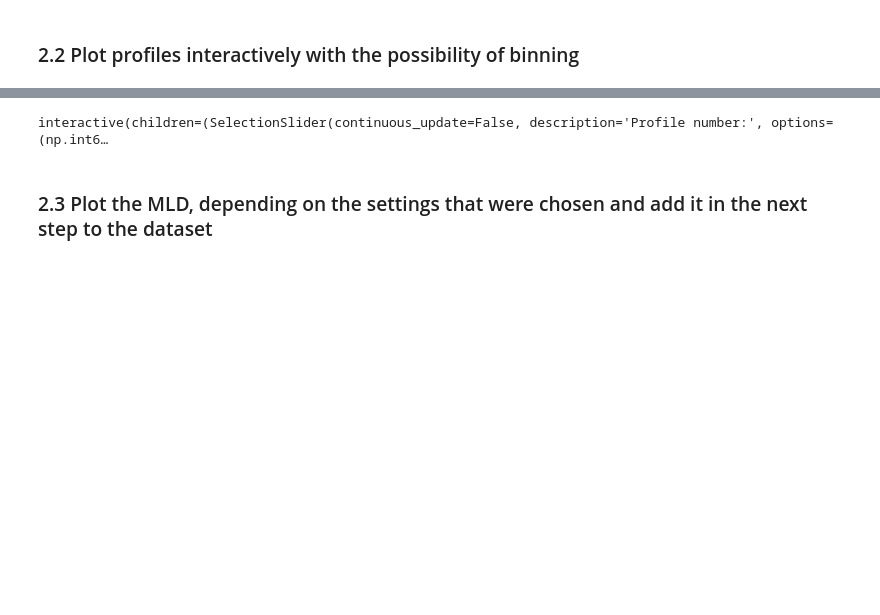
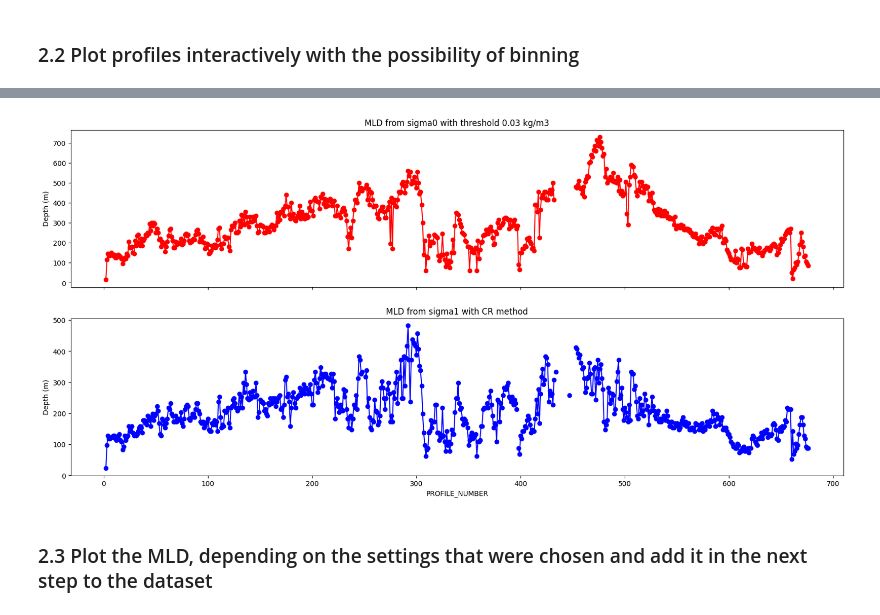
Before and after one commit to tillmrtz/dissipationSML, a Jupyter notebook: notebooks/load_and_process_gliderdata.ipynb, the cells around one changed output, grey strips where cells are left out. Cells and saved outputs as stored; diff of their text form; code cells hidden in the pictures; blank space fills up the shorter version.

```diff
--- a/notebooks/load_and_process_gliderdata.ipynb
+++ b/notebooks/load_and_process_gliderdata.ipynb
@@ -136,7 +140,19 @@ interactive(children=(SelectionSlider(continuous_update=False, description='Prof
-# %%
-interactive.interactive_profile_binned(ds, profile_slider, binning_slider, raw_button, agg_button)
-# %% [output]
-interactive(children=(SelectionSlider(continuous_update=False, description='Profile number:', options=(np.int6…
+# %%
+mld_CR = tools.compute_mld(ds,var_density='SIGMA_1',method='CR',threshold= -2,use_bins=True,binning=5)
+mld_treshold = tools.compute_mld(ds,var_density='SIGMA_T',method='threshold',threshold = 0.03,use_bins=True,binning=5)
+# %%
+### plot three MLD profiles
+fig, ax = plt.subplots(2, 1, figsize=(20, 9), sharex=True)
+mld_treshold.plot(ax=ax[0], marker='o', color='red', label='MLD from SIGTHETA with threshold 0.03 kg/m3')
+mld_CR.plot(ax=ax[1], marker='o', color='blue', label='MLD from SIGMA1 with CR method')
+ax[0].set_title('MLD from sigma0 with threshold 0.03 kg/m3')
+ax[1].set_title('MLD from sigma1 with CR method')
+ax[0].set_ylabel('Depth (m)')
+ax[1].set_ylabel('Depth (m)')
+
+plt.show()
+# %% [output]
+[figure, added]
 # %% [markdown]
 ### 2.3 Plot the MLD, depending on the settings that were chosen and add it in the next step to the dataset
 # %%
```
Also changed, not shown: parts of 8 cells of this notebook, 3 other files.
